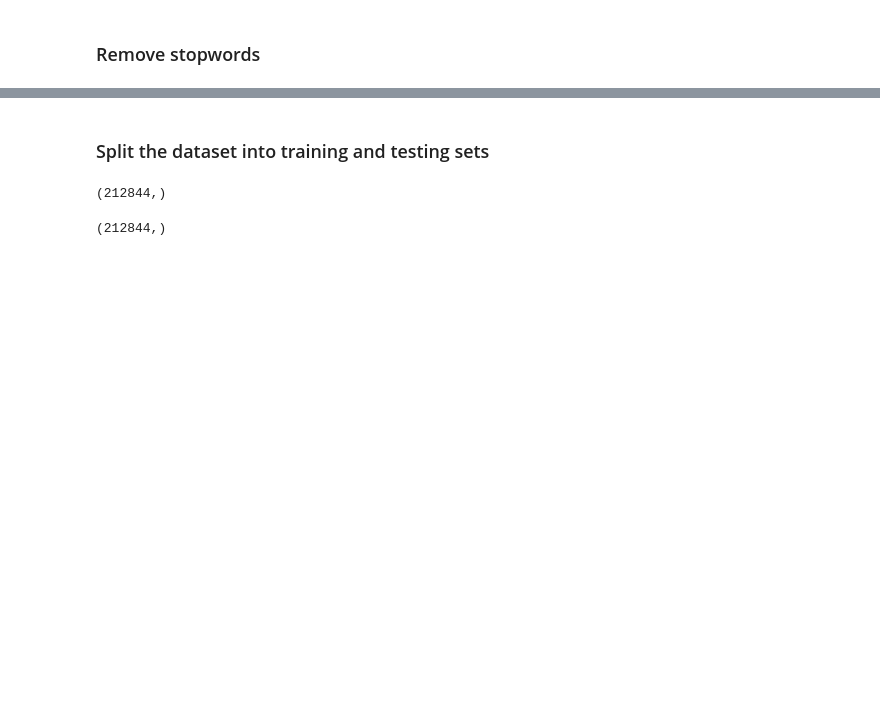
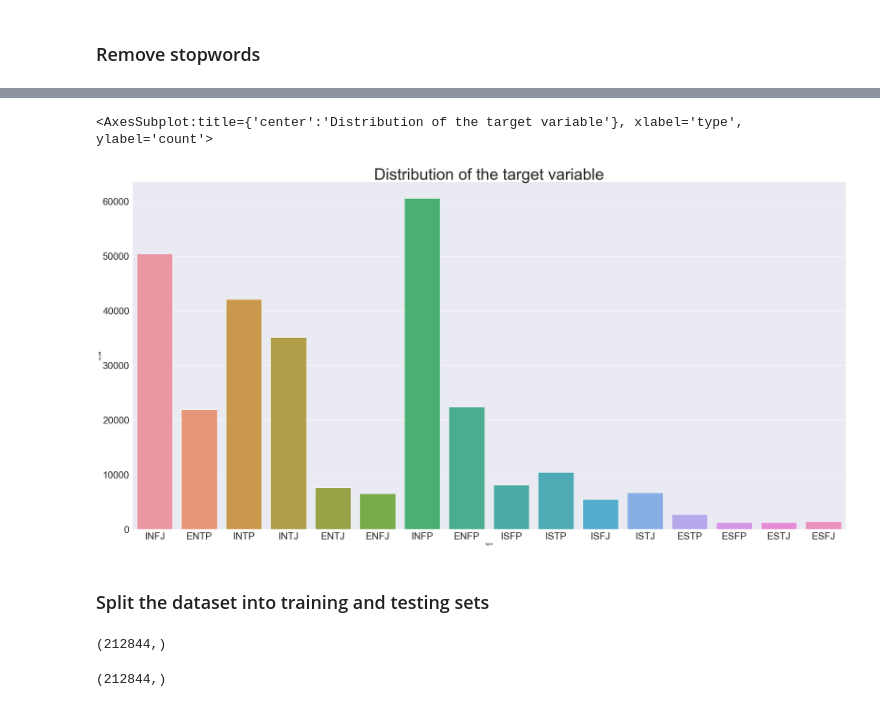
Before and after one commit to KatiuscaQ/Myers_Briggs_Type_Indicator, a Jupyter notebook: SVM_Prototype_updated.ipynb, the cells around one changed output, grey strips where cells are left out. Drawn from its saved outputs; the diff is of its cells as text; code cells hidden in the pictures; blank space fills up the shorter version.

```diff
--- a/SVM_Prototype_updated.ipynb
+++ b/SVM_Prototype_updated.ipynb
@@ -39,3 +65,12 @@ def remove_stopwords(post):
+# %%
+plt.figure(figsize=(40,20))
+plt.title("Distribution of the target variable", fontsize=50)
+plt.xticks(fontsize=30, rotation=0)
+plt.yticks(fontsize=30, rotation=0)
+sns.countplot(data=df, x='type')
+# %% [output]
+<AxesSubplot:title={'center':'Distribution of the target variable'}, xlabel='type', ylabel='count'>
+[figure, added]
 # %%
 X = df["posts"].apply(remove_stopwords).values
 y = df["type"].values
```
Also changed, not shown: parts of 10 cells of this notebook.
